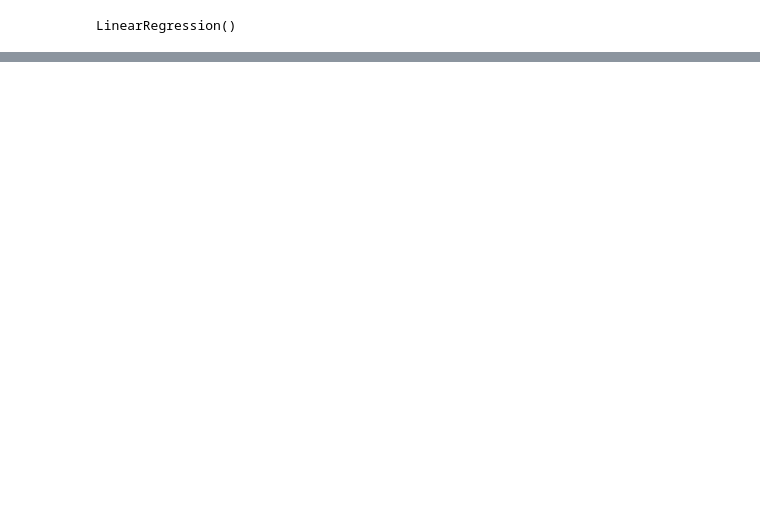
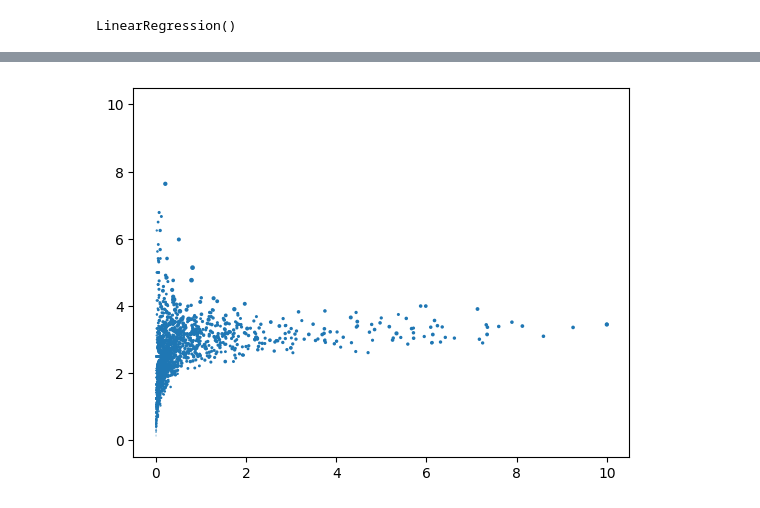
Before and after one commit to Vikaslh/Crick-stat-index-11, a Jupyter notebook: cric.ipynb, the cells around one changed output, grey strips where cells are left out. Drawn from its saved outputs; the diff is of its cells as text; code cells hidden in the pictures; blank space fills up the shorter version.

```diff
--- a/cric.ipynb
+++ b/cric.ipynb
@@ -145,14 +145,7 @@ df = df.sort_values(by='Player', ascending=True)
 #print(df.to_string())
 # %%
 #df['Team'] = df['Team'].astype(float)
-features =['Bat_Runs','Bowl_Runs','Wkts','Econ','Ave','Bowl_Ave','Bowl_SSR','St','D/I']
-X = df[features]
-y = df['Points']
+features =['Bat_Runs','Ave','SR','Wkts','Econ','Bowl_Ave','Bowl_SSR','Bowl_Runs','St','D/I']
 #X_train, X_test, y_train, y_test = train_test_split(X, Y, test_size = 0.3, random_state = 100)
-dtree = DecisionTreeClassifier()
-dtree = dtree.fit(X, y)
-tree.plot_tree(dtree, feature_names=features)
-plt.savefig("mygraph.png")
-sys.stdout.flush()
 # %% [output]
 [figure]
@@ -169,9 +157,9 @@ LinearRegression()
 # %%
 batsman = df.dropna(subset=features)
 batdf = batsman[features].copy()
-batdf = batdf.set_index(batsman['Player Name'])
+batdf = batdf.set_index(batsman['Player'])
 batdf
 scaler = MinMaxScaler(feature_range=(0, 10), copy=True)
-scaled = pd.DataFrame( scaler.fit_transform(batdfdf), columns=batdf.columns, index=batdf.index)
+scaled = pd.DataFrame( scaler.fit_transform(batdf), columns=batdf.columns, index=batdf.index)
 scaled
 # %% [output]
@@ -178,0 +180,5 @@ KeyError: 'Player Name'
+# %%
+plt.scatter(scaled['Bat_Runs'],scaled['SR'],scaled['Ave'])
+plt.show()
+# %% [output]
+[figure, added]
```
Also changed, not shown: parts of 3 cells of this notebook, 1 other file.
